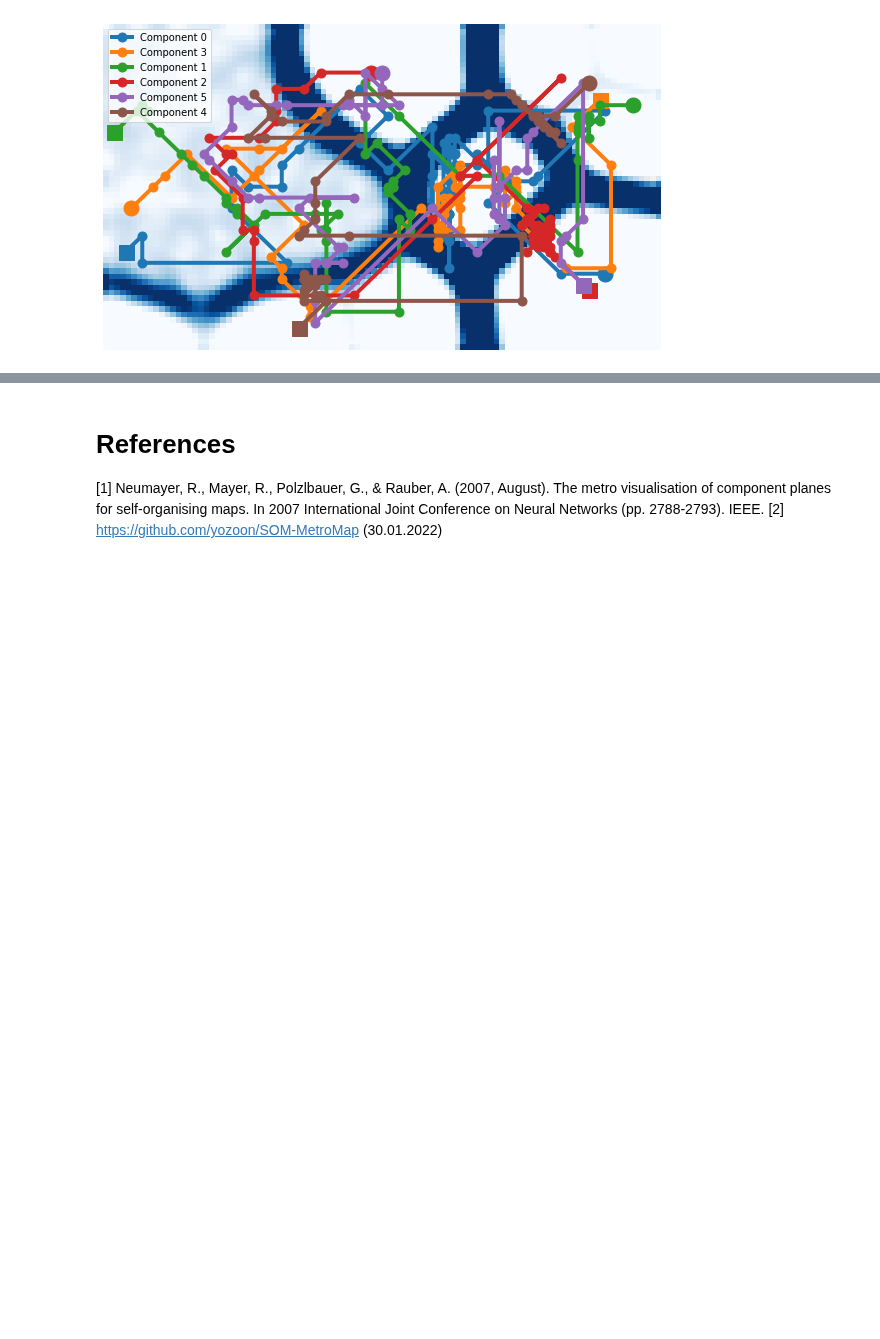
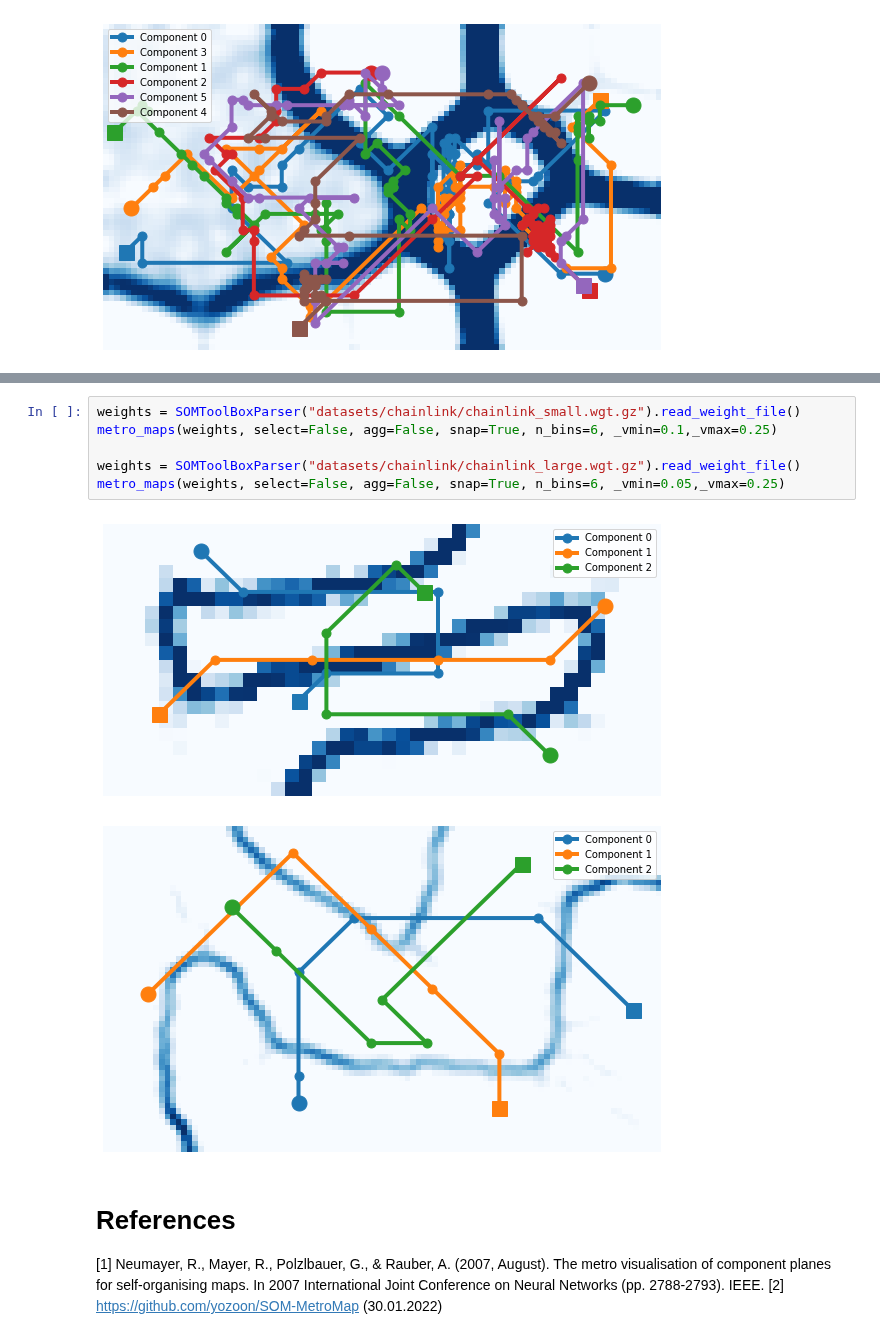
Before and after one commit to filipLoisel/SOS, a Jupyter notebook: UE3/src/main.ipynb, the cells around one changed output, grey strips where cells are left out. Saved outputs shown, nothing was run; the diff lists cells and outputs as text; blank space fills up the shorter version.

```diff
--- a/UE3/src/main.ipynb
+++ b/UE3/src/main.ipynb
@@ -589,3 +603,12 @@ TODO
+# %%
+weights = SOMToolBoxParser("datasets/chainlink/chainlink_small.wgt.gz").read_weight_file()
+metro_maps(weights, select=False, agg=False, snap=True, n_bins=6, _vmin=0.1,_vmax=0.25)
+
+weights = SOMToolBoxParser("datasets/chainlink/chainlink_large.wgt.gz").read_weight_file()
+metro_maps(weights, select=False, agg=False, snap=True, n_bins=6, _vmin=0.05,_vmax=0.25)
+# %% [output]
+[figure, added]
+[figure, added]
 # %% [markdown]
 # References
 [1] Neumayer, R., Mayer, R., Polzlbauer, G., & Rauber, A. (2007, August). The metro visualisation of component planes for self-organising maps. In 2007 International Joint Conference on Neural Networks (pp. 2788-2793). IEEE.
```
Also changed, not shown: parts of 6 cells of this notebook.
